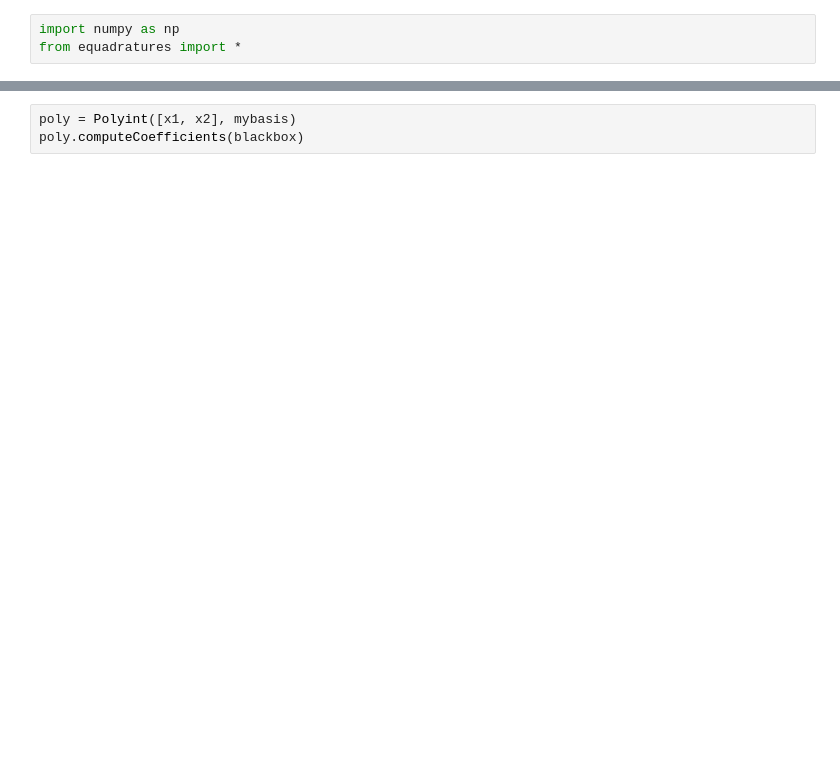
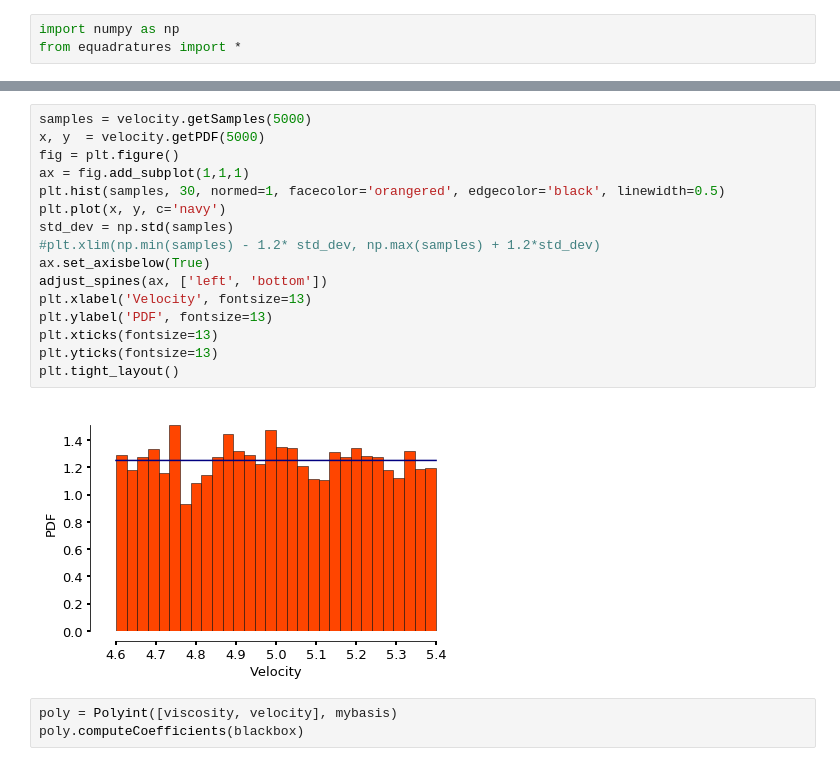
Before and after one commit to equadratures/equadratures, a Jupyter notebook: ipython-notebooks/moments/Moments_sparse_grids.ipynb, the cells around one changed output, grey strips where cells are left out. Drawn from its saved outputs; the diff is of its cells as text; blank space fills up the shorter version.

```diff
--- a/ipython-notebooks/moments/Moments_sparse_grids.ipynb
+++ b/ipython-notebooks/moments/Moments_sparse_grids.ipynb
@@ -17,4 +57,22 @@ mybasis = Basis('Sparse grid', level=4, growth_rule='linear')
+# %%
+samples = velocity.getSamples(5000)
+x, y  = velocity.getPDF(5000)
+fig = plt.figure()
+ax = fig.add_subplot(1,1,1)
+plt.hist(samples, 30, normed=1, facecolor='orangered', edgecolor='black', linewidth=0.5)
+plt.plot(x, y, c='navy')
+std_dev = np.std(samples)
+#plt.xlim(np.min(samples) - 1.2* std_dev, np.max(samples) + 1.2*std_dev)
+ax.set_axisbelow(True)
+adjust_spines(ax, ['left', 'bottom'])
+plt.xlabel('Velocity', fontsize=13)
+plt.ylabel('PDF', fontsize=13)
+plt.xticks(fontsize=13)
+plt.yticks(fontsize=13)
+plt.tight_layout()
+# %% [output]
+[figure, added]
 # %%
-poly = Polyint([x1, x2], mybasis)
+poly = Polyint([viscosity, velocity], mybasis)
 poly.computeCoefficients(blackbox)
 # %%
```
Also changed, not shown: parts of 17 cells of this notebook, 7 other files.
